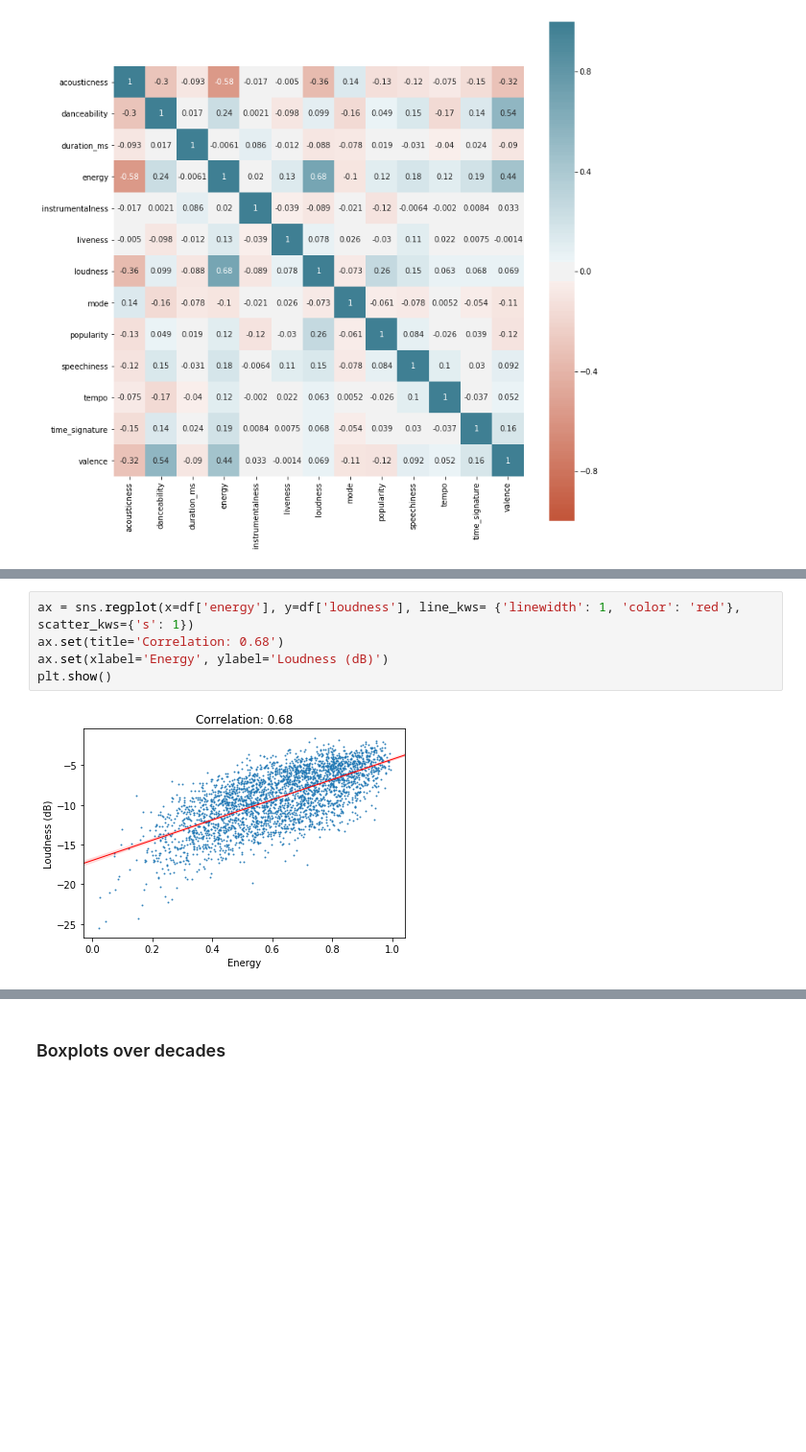
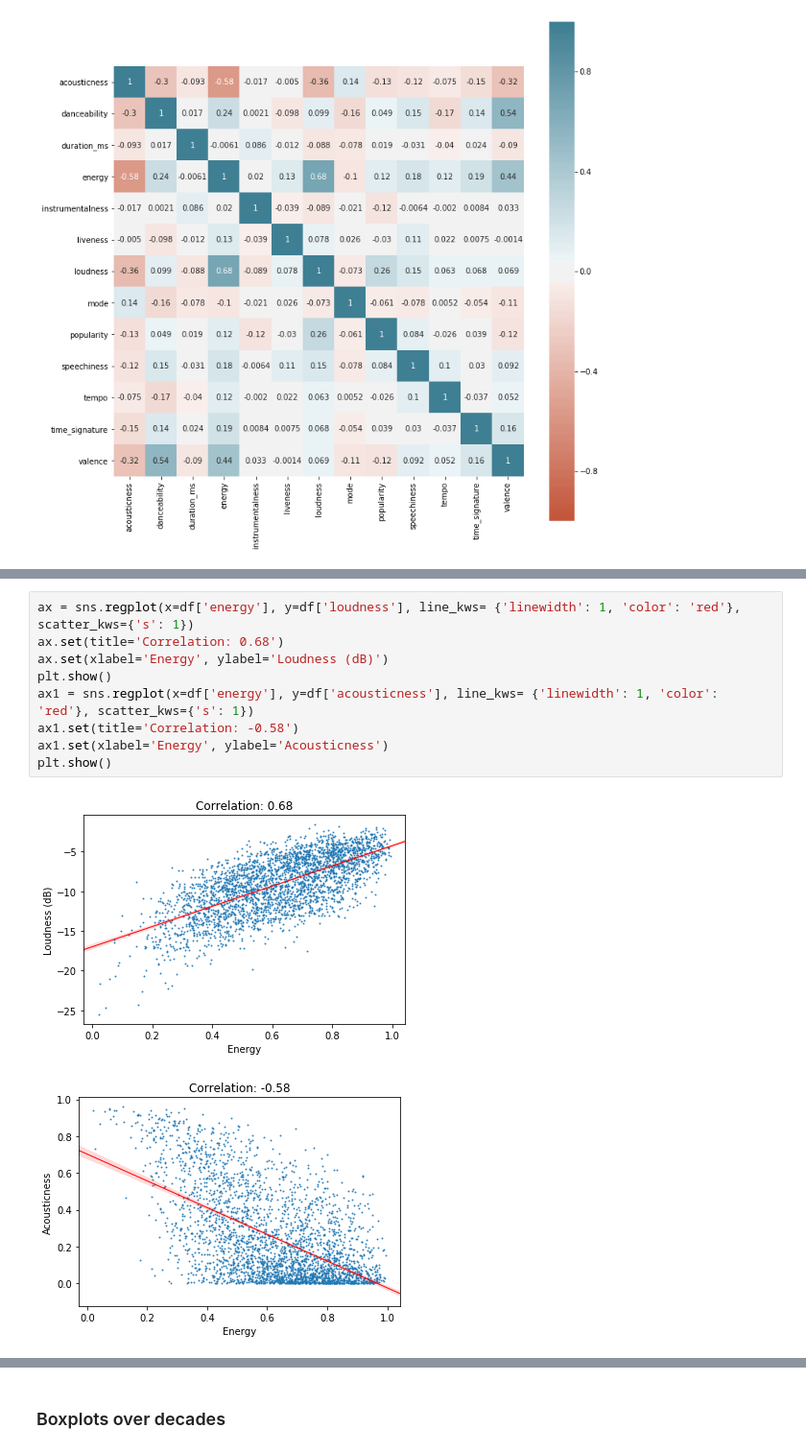
Before and after one commit to mkrsteska/DMML2019_Team_Tesla, a Jupyter notebook: code/Explore Top Hits.ipynb, the cells around one changed output, grey strips where cells are left out. Shown at 96% size. Saved outputs shown, nothing was run; the diff lists cells and outputs as text; blank space fills up the shorter version.

Commit message:
More descriptions and plots

```diff
--- a/code/Explore Top Hits.ipynb
+++ b/code/Explore Top Hits.ipynb
@@ -113,7 +116,12 @@ We can see on this heatmap the correlation of all pairs of features from our son
 # %%
 ax = sns.regplot(x=df['energy'], y=df['loudness'], line_kws= {'linewidth': 1, 'color': 'red'}, scatter_kws={'s': 1})
 ax.set(title='Correlation: 0.68')
 ax.set(xlabel='Energy', ylabel='Loudness (dB)')
 plt.show()
+ax1 = sns.regplot(x=df['energy'], y=df['acousticness'], line_kws= {'linewidth': 1, 'color': 'red'}, scatter_kws={'s': 1})
+ax1.set(title='Correlation: -0.58')
+ax1.set(xlabel='Energy', ylabel='Acousticness')
+plt.show()
 # %% [output]
 [figure]
+[figure, added]
```
Also changed, not shown: parts of 7 cells of this notebook.
